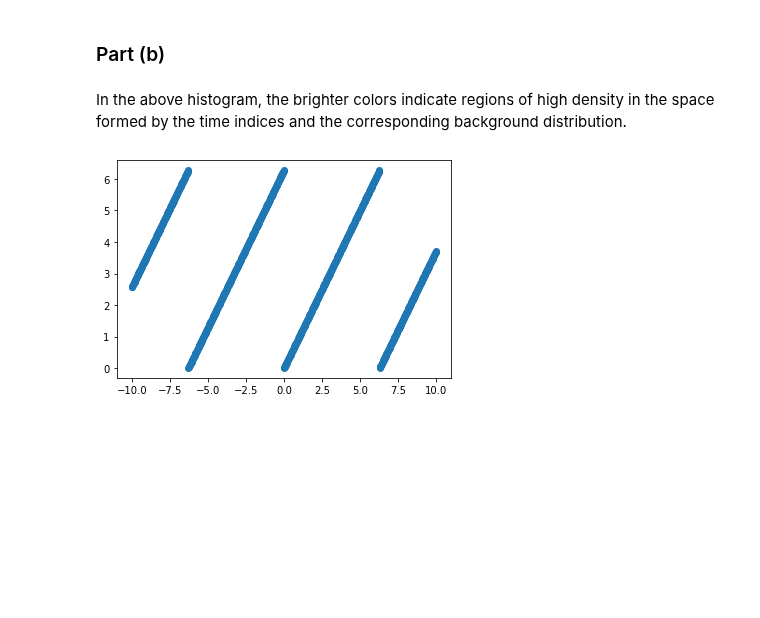
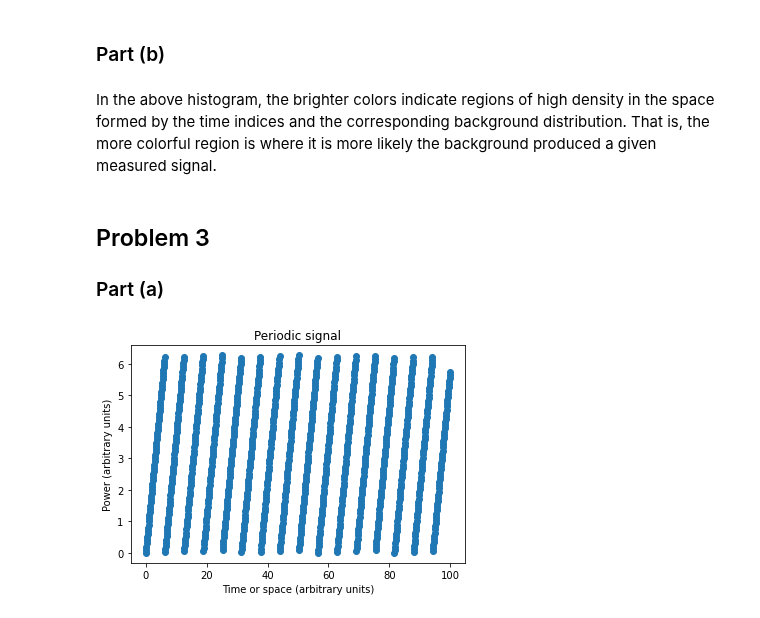
Before and after one commit to jrlivesey/PHYS-434, a Jupyter notebook: HW_4.ipynb, the cells around one changed output. Saved outputs shown, nothing was run; the diff lists cells and outputs as text; code cells hidden in the pictures; blank space fills up the shorter version.

```diff
--- a/HW_4.ipynb
+++ b/HW_4.ipynb
@@ -89,9 +89,12 @@ ax.set_ylabel('Background');
 # %% [markdown]
 ### Part (b)
 # %% [markdown]
-In the above histogram, the brighter colors indicate regions of high density in the space formed by the time indices and the corresponding background distribution.
+In the above histogram, the brighter colors indicate regions of high density in the space formed by the time indices and the corresponding background distribution. That is, the more colorful region is where it is more likely the background produced a given measured signal.
+# %% [markdown]
+## Problem 3
+### Part (a)
 # %%
-xx = np.linspace(-10, 10, 1000)
+xx = np.linspace(0, 100, 1000)
 
 def periodic_signal(xx):
     sig = []
@@ -101,6 +104,9 @@ def periodic_signal(xx):
     return sig
 # %%
 fig, ax = plt.subplots(1, 1)
-ax.scatter(xx, periodic_signal(xx));
+ax.scatter(xx, periodic_signal(xx))
+ax.set_title('Periodic signal')
+ax.set_xlabel('Time or space (arbitrary units)')
+ax.set_ylabel('Power (arbitrary units)');
 # %% [output]
-[figure, old version]
+[figure, new version]
```
Also changed, not shown: parts of 11 cells of this notebook.
